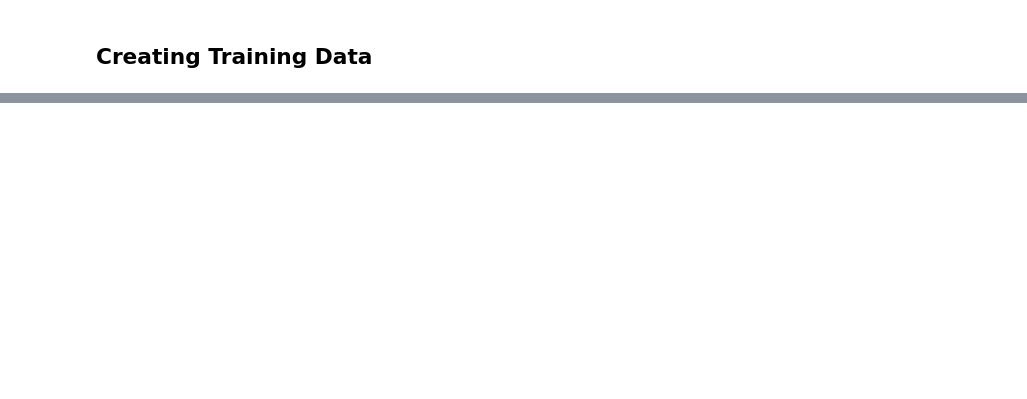
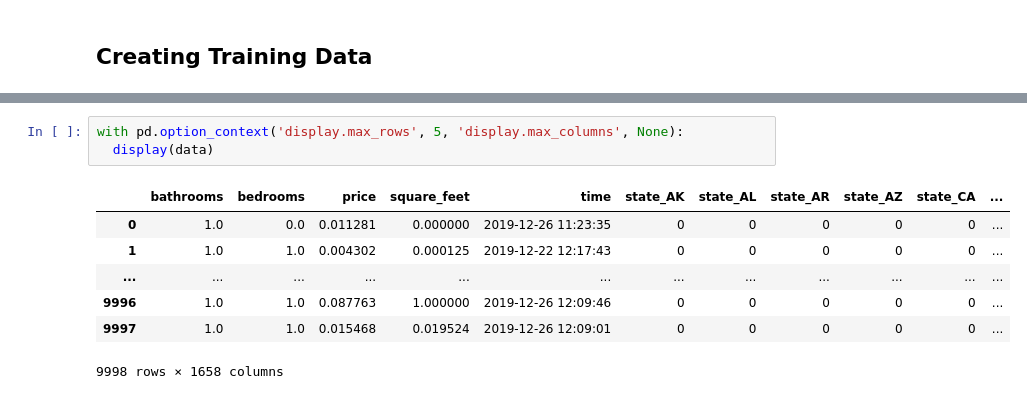
Before and after one commit to Daniel-Tran3/CSE_151A_Project, a Jupyter notebook: Model_2_Pre.ipynb, the cells around one changed output, grey strips where cells are left out. Drawn from its saved outputs; the diff is of its cells as text; blank space fills up the shorter version.

```diff
--- a/Model_2_Pre.ipynb
+++ b/Model_2_Pre.ipynb
@@ -53,4 +68,15 @@ data.head()
 5 rows × 1658 columns
+# %%
+with pd.option_context('display.max_rows', 5, 'display.max_columns', None):
+  display(data)
+# %% [output]
+|  | bathrooms | bedrooms | price | square_feet | time | state_AK | state_AL | state_AR | state_AZ | state_CA | ... |
+| 0 | 1.0 | 0.0 | 0.011281 | 0.000000 | 2019-12-26 11:23:35 | 0 | 0 | 0 | 0 | 0 | ... |
+| 1 | 1.0 | 1.0 | 0.004302 | 0.000125 | 2019-12-22 12:17:43 | 0 | 0 | 0 | 0 | 0 | ... |
+| ... | ... | ... | ... | ... | ... | ... | ... | ... | ... | ... | ... |
+| 9996 | 1.0 | 1.0 | 0.087763 | 1.000000 | 2019-12-26 12:09:46 | 0 | 0 | 0 | 0 | 0 | ... |
+| 9997 | 1.0 | 1.0 | 0.015468 | 0.019524 | 2019-12-26 12:09:01 | 0 | 0 | 0 | 0 | 0 | ... |
+9998 rows × 1658 columns
 # %%
 X = data.drop(['price', 'time'], axis=1)
 fairness_data = data.copy()
```
Also changed, not shown: parts of 28 cells of this notebook.
